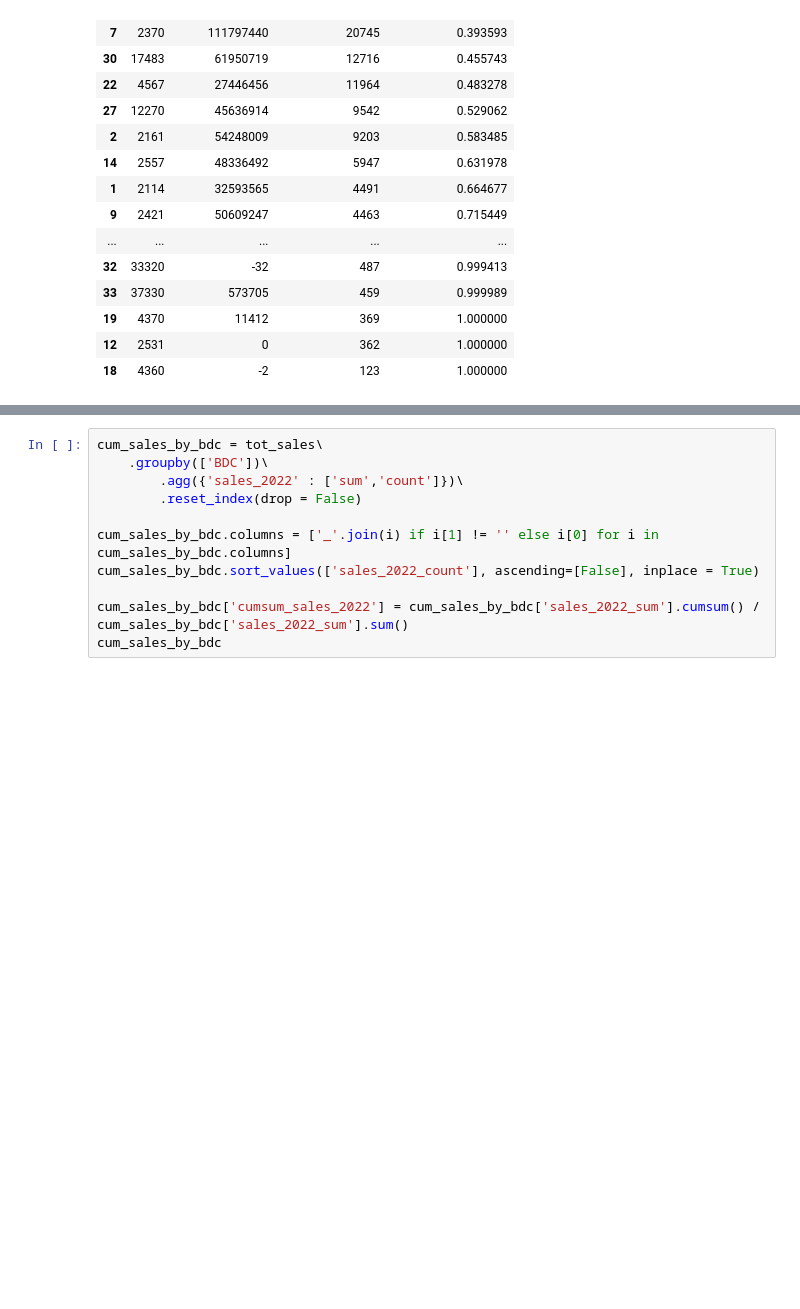
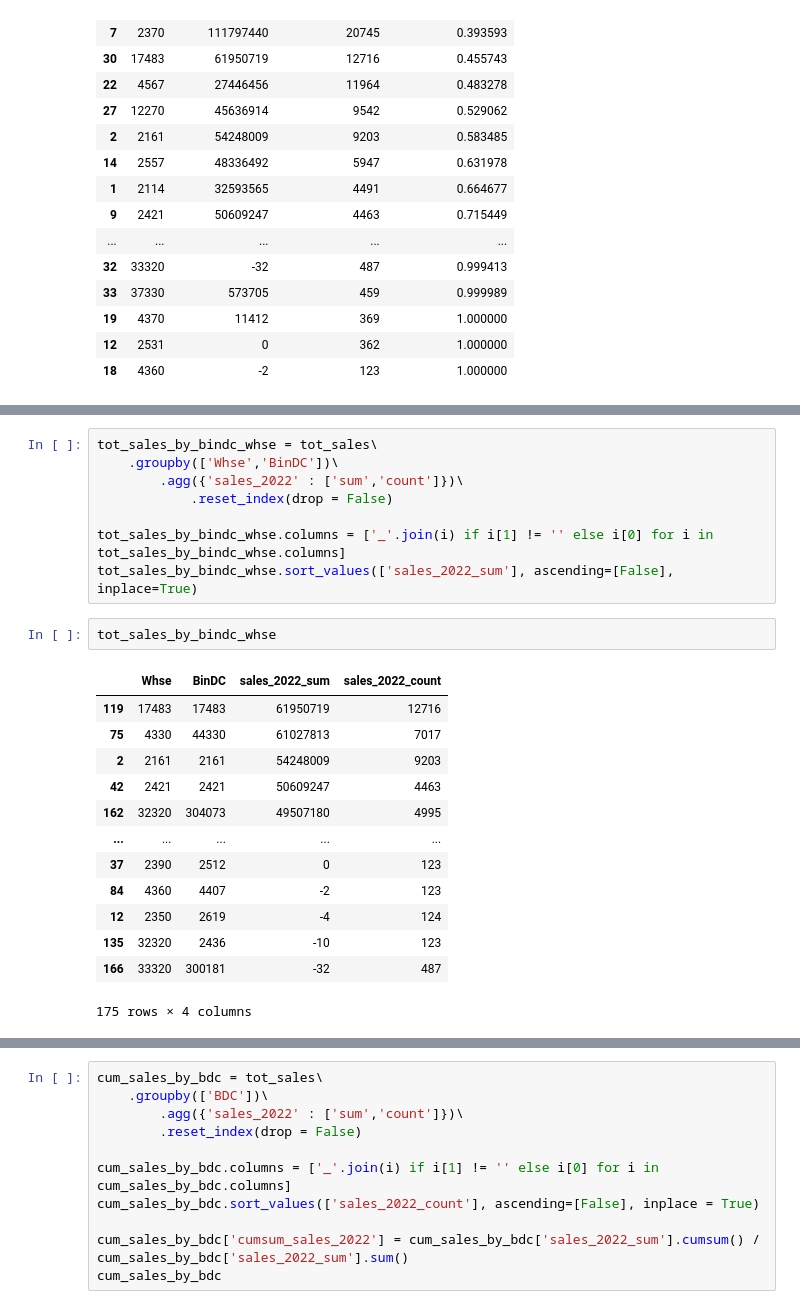
Before and after one commit to ritheshsunku/pepsico_ibp_forecasting, a Jupyter notebook: Forecasting_Solution/1. Data Processing/1.0 - Data Preprocessing.ipynb, the cells around one changed output, grey strips where cells are left out. Saved outputs shown, nothing was run; the diff lists cells and outputs as text; blank space fills up the shorter version.

```diff
--- a/Forecasting_Solution/1. Data Processing/1.0 - Data Preprocessing.ipynb
+++ b/Forecasting_Solution/1. Data Processing/1.0 - Data Preprocessing.ipynb
@@ -214,0 +222,24 @@ cum_sales_by_bindc
+# %%
+tot_sales_by_bindc_whse = tot_sales\
+    .groupby(['Whse','BinDC'])\
+        .agg({'sales_2022' : ['sum','count']})\
+            .reset_index(drop = False)
+
+tot_sales_by_bindc_whse.columns = ['_'.join(i) if i[1] != '' else i[0] for i in tot_sales_by_bindc_whse.columns]
+tot_sales_by_bindc_whse.sort_values(['sales_2022_sum'], ascending=[False], inplace=True)
+# %%
+tot_sales_by_bindc_whse
+# %% [output]
+|  | Whse | BinDC | sales_2022_sum | sales_2022_count |
+| 119 | 17483 | 17483 | 61950719 | 12716 |
+| 75 | 4330 | 44330 | 61027813 | 7017 |
+| 2 | 2161 | 2161 | 54248009 | 9203 |
+| 42 | 2421 | 2421 | 50609247 | 4463 |
+| 162 | 32320 | 304073 | 49507180 | 4995 |
+| ... | ... | ... | ... | ... |
+| 37 | 2390 | 2512 | 0 | 123 |
+| 84 | 4360 | 4407 | -2 | 123 |
+| 12 | 2350 | 2619 | -4 | 124 |
+| 135 | 32320 | 2436 | -10 | 123 |
+| 166 | 33320 | 300181 | -32 | 487 |
+175 rows × 4 columns
```
Also changed, not shown: parts of 12 cells of this notebook, 2 other files.
